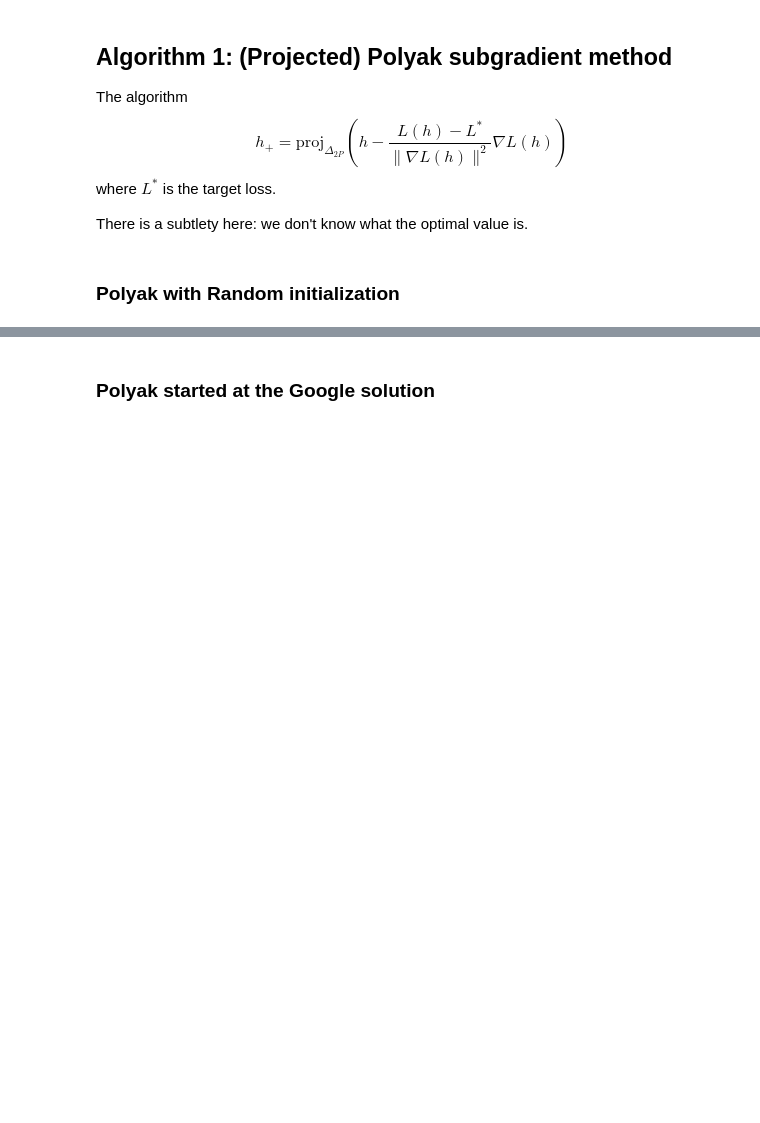
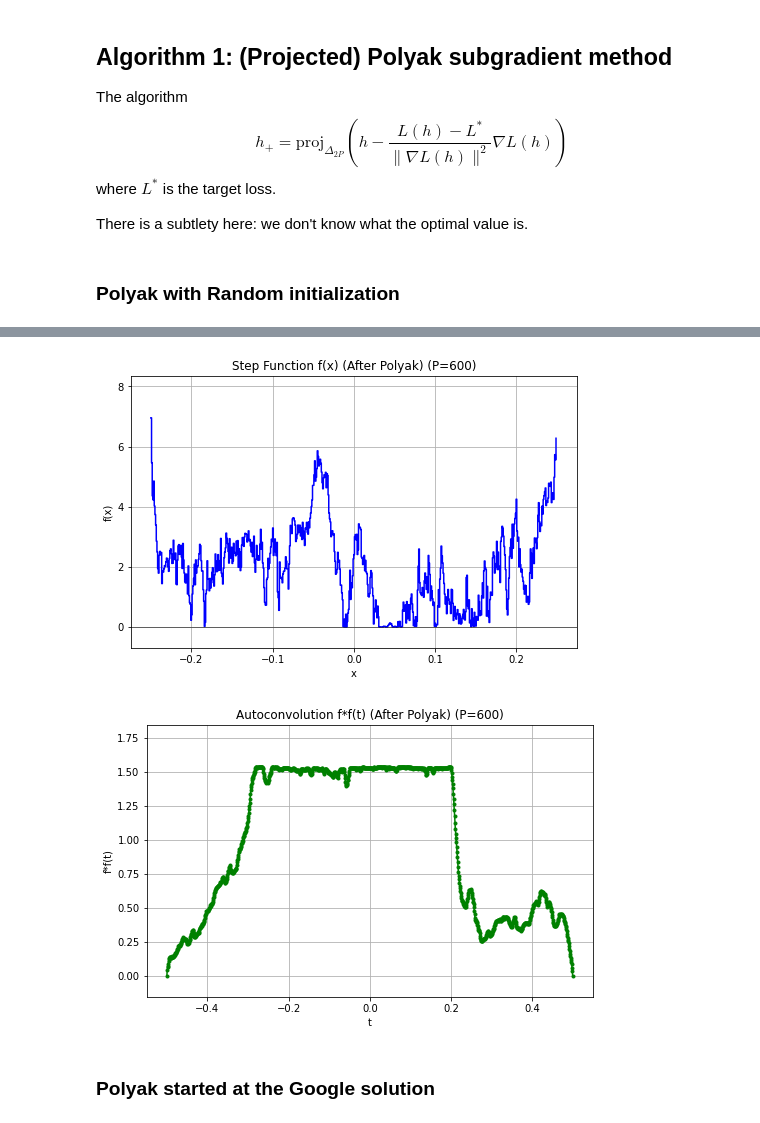
Before and after one commit to damek/alpha_evolve_problem_B1, a Jupyter notebook: problemb1.ipynb, the cells around one changed output, grey strips where cells are left out. Saved outputs shown, nothing was run; the diff lists cells and outputs as text; code cells hidden in the pictures; blank space fills up the shorter version.

```diff
--- a/problemb1.ipynb
+++ b/problemb1.ipynb
@@ -143,12 +152,15 @@ plt.show()
 # %%
-autoconv_knot_vals_polyak = compute_autoconvolution_values(best_height_params_polyak, f_delta_x, P_val)
+autoconv_knot_vals_polyak = compute_autoconvolution_values(history_polyak_constrained_random['best_h_params'], f_delta_x, P_val)
 max_autoconv_value_polyak = torch.max(autoconv_knot_vals_polyak)
 
-plot_rendered_step_function(best_height_params_polyak.detach().numpy(), f_interval, title=f"Step Function f(x) (After Polyak) (P={P_val})")
+plot_rendered_step_function(history_polyak_constrained_random['best_h_params'].detach().numpy(), f_interval, title=f"Step Function f(x) (After Polyak) (P={P_val})")
 plot_rendered_convolution(conv_t_knots, autoconv_knot_vals_polyak.detach().numpy(), title=f"Autoconvolution f*f(t) (After Polyak) (P={P_val})")
 
 torch.set_printoptions(precision=16, sci_mode=False)  # global setting
 # need 16 digits of precision for the loss for the print statement to be correct
+# %% [output]
+[figure, added]
+[figure, added]
 # %% [markdown]
 ### Polyak started at the Google solution
 # %%
```
Also changed, not shown: parts of 8 cells of this notebook, 1 other file.
